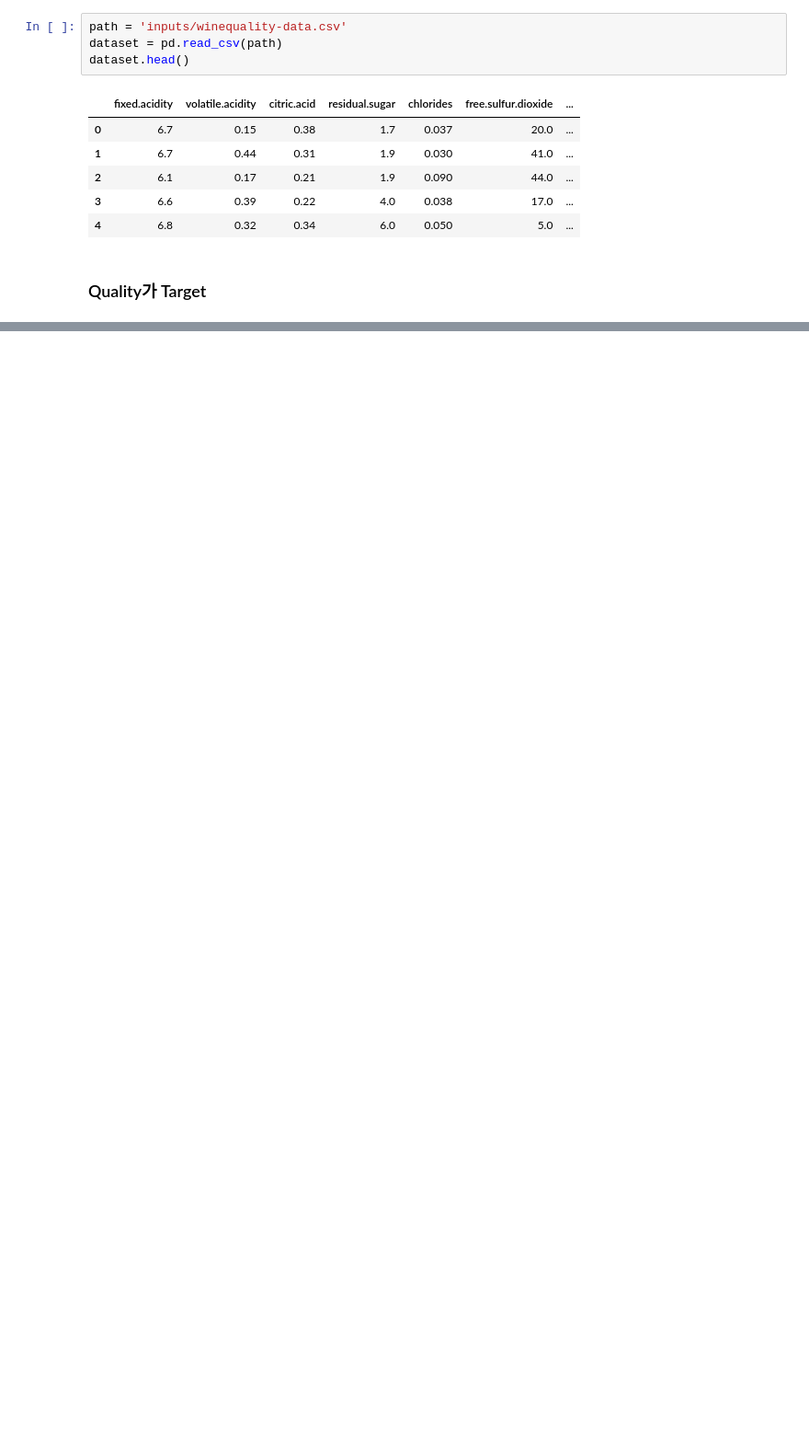
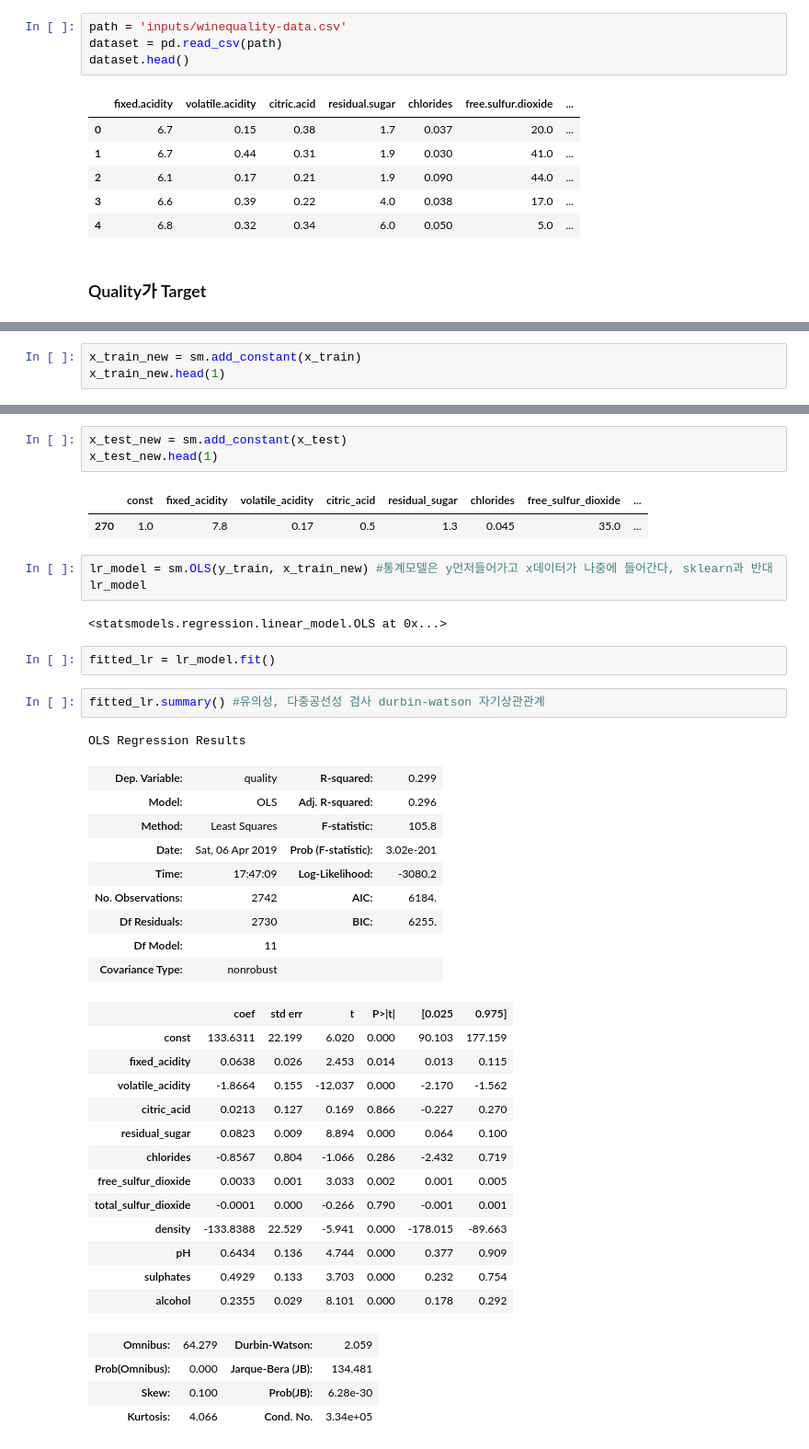
Before and after one commit to tkdguq05/TIL, a Jupyter notebook: Fastcampus/DSES_math_Linear_Regression01.ipynb, the cells around one changed output, grey strips where cells are left out. Shown: that part at 92% size. Drawn from its saved outputs; the diff is of its cells as text; blank space fills up the shorter version.

```diff
--- a/Fastcampus/DSES_math_Linear_Regression01.ipynb
+++ b/Fastcampus/DSES_math_Linear_Regression01.ipynb
@@ -17,0 +188,3 @@ dataset.head()
+# %%
+x_train_new = sm.add_constant(x_train)
+x_train_new.head(1)
@@ -17,0 +198,43 @@ dataset.head()
+# %%
+x_test_new = sm.add_constant(x_test)
+x_test_new.head(1)
+# %% [output]
+|  | const | fixed_acidity | volatile_acidity | citric_acid | residual_sugar | chlorides | free_sulfur_dioxide | ... |
+| 270 | 1.0 | 7.8 | 0.17 | 0.5 | 1.3 | 0.045 | 35.0 | ... |
+# %%
+lr_model = sm.OLS(y_train, x_train_new) #통계모델은 y먼저들어가고 x데이터가 나중에 들어간다, sklearn과 반대
+lr_model
+# %% [output]
+<statsmodels.regression.linear_model.OLS at 0x...>
+# %%
+fitted_lr = lr_model.fit()
+# %%
+fitted_lr.summary() #유의성, 다중공선성 검사 durbin-watson 자기상관관계
+# %% [output]
+OLS Regression Results
+| Dep. Variable: | quality | R-squared: | 0.299 |
+| Model: | OLS | Adj. R-squared: | 0.296 |
+| Method: | Least Squares | F-statistic: | 105.8 |
+| Date: | Sat, 06 Apr 2019 | Prob (F-statistic): | 3.02e-201 |
+| Time: | 17:47:09 | Log-Likelihood: | -3080.2 |
+| No. Observations: | 2742 | AIC: | 6184. |
+| Df Residuals: | 2730 | BIC: | 6255. |
+| Df Model: | 11 |  |  |
+| Covariance Type: | nonrobust |  |  |
+|  | coef | std err | t | P>|t| | [0.025 | 0.975] |
+| const | 133.6311 | 22.199 | 6.020 | 0.000 | 90.103 | 177.159 |
+| fixed_acidity | 0.0638 | 0.026 | 2.453 | 0.014 | 0.013 | 0.115 |
+| volatile_acidity | -1.8664 | 0.155 | -12.037 | 0.000 | -2.170 | -1.562 |
+| citric_acid | 0.0213 | 0.127 | 0.169 | 0.866 | -0.227 | 0.270 |
+| residual_sugar | 0.0823 | 0.009 | 8.894 | 0.000 | 0.064 | 0.100 |
+| chlorides | -0.8567 | 0.804 | -1.066 | 0.286 | -2.432 | 0.719 |
+| free_sulfur_dioxide | 0.0033 | 0.001 | 3.033 | 0.002 | 0.001 | 0.005 |
+| total_sulfur_dioxide | -0.0001 | 0.000 | -0.266 | 0.790 | -0.001 | 0.001 |
+| density | -133.8388 | 22.529 | -5.941 | 0.000 | -178.015 | -89.663 |
+| pH | 0.6434 | 0.136 | 4.744 | 0.000 | 0.377 | 0.909 |
+| sulphates | 0.4929 | 0.133 | 3.703 | 0.000 | 0.232 | 0.754 |
+| alcohol | 0.2355 | 0.029 | 8.101 | 0.000 | 0.178 | 0.292 |
+| Omnibus: | 64.279 | Durbin-Watson: | 2.059 |
+| Prob(Omnibus): | 0.000 | Jarque-Bera (JB): | 134.481 |
+| Skew: | 0.100 | Prob(JB): | 6.28e-30 |
+| Kurtosis: | 4.066 | Cond. No. | 3.34e+05 |
```
Also changed, not shown: parts of 70 cells of this notebook.
